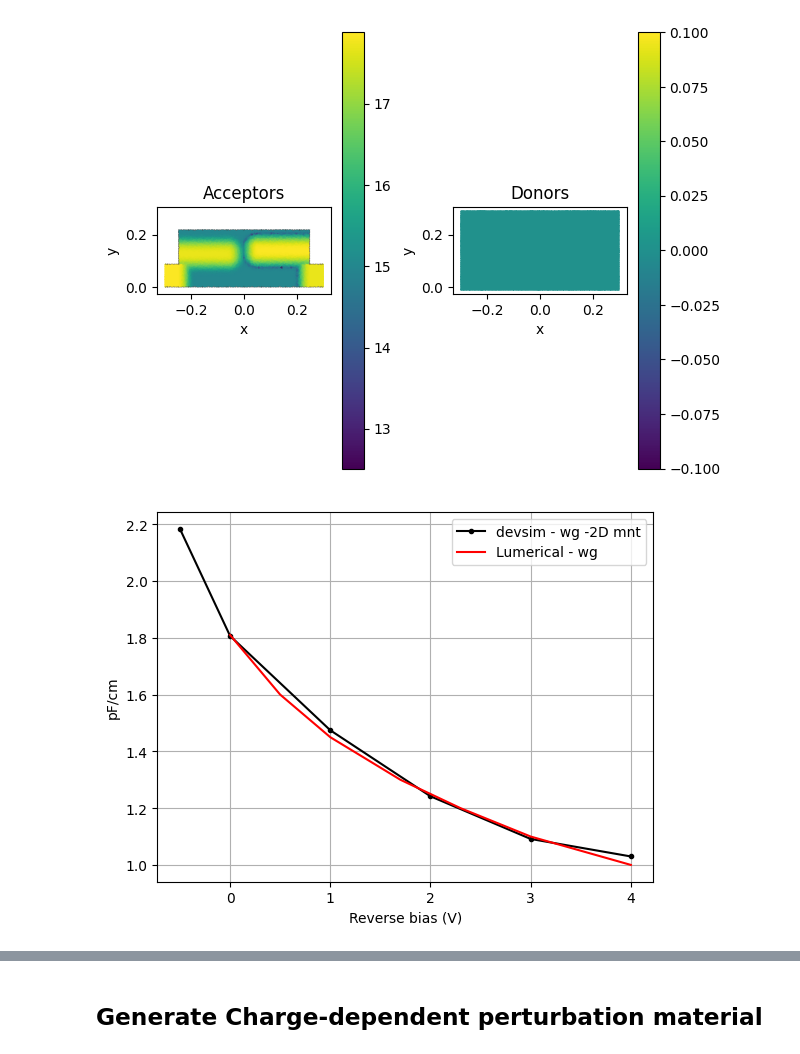
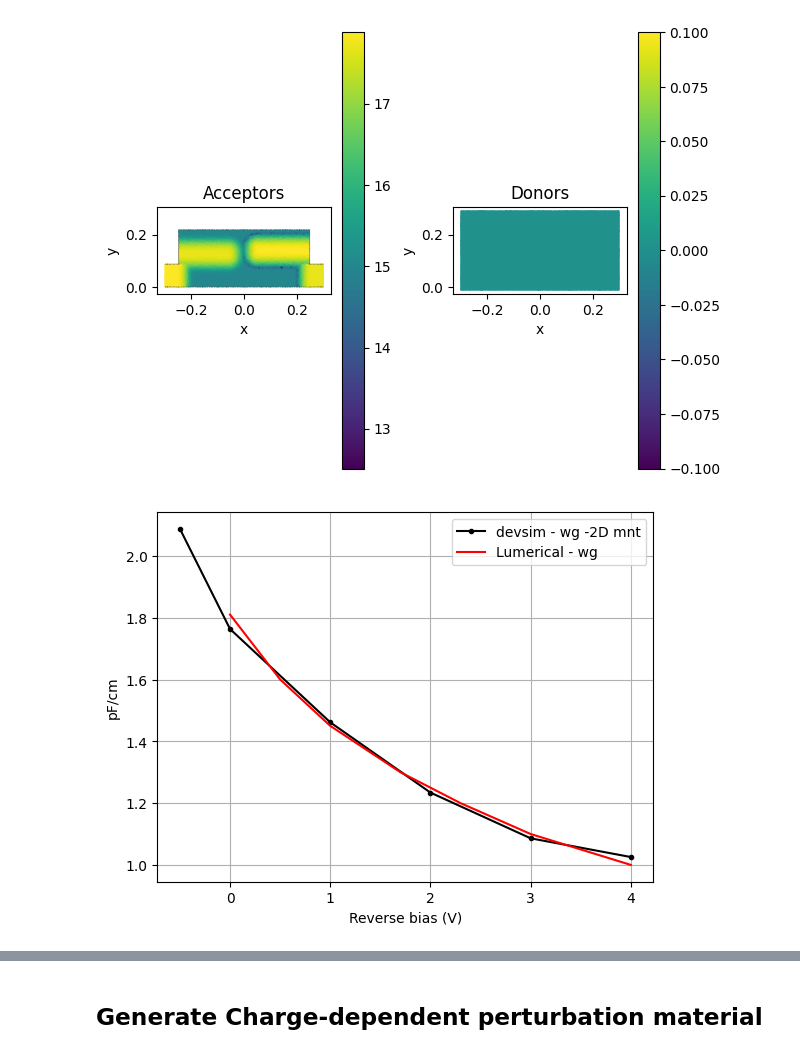
Before and after one commit to marc-flex/charge_notebooks, a Jupyter notebook: Hochberg_with_neff.ipynb, the cells around one changed output, grey strips where cells are left out. Saved outputs shown, nothing was run; the diff lists cells and outputs as text; code cells hidden in the pictures.

```diff
--- a/Hochberg_with_neff.ipynb
+++ b/Hochberg_with_neff.ipynb
@@ -193,8 +193,8 @@ charge_monitor_z0_big = td.ChargeSimulationMonitor(
 # %%
 # devsim setting
 from tidy3d import DevsimConvergenceSettings
-convergence_settings = DevsimConvergenceSettings(relTol=1e5, absTol=1e3, maxIters=400, dV=1)
-#convergence_settings = DevsimConvergenceSettings(relTol=1e15, absTol=1e8, maxIters=400, dV=0.3)
+convergence_settings = DevsimConvergenceSettings(relTol=1e5, absTol=2e4, maxIters=400, dV=1)
+convergence_settings = DevsimConvergenceSettings(relTol=1e5, absTol=5e4, maxIters=400, dV=1)
 # %%
 # mesh
 mesh = td.UniformUnstructuredGrid(dl=res, relative_min_dl=0)
@@ -319,29 +319,21 @@ plt.tight_layout()
 [figure]
 # %%
 # capacitance from monitor - waveguide area
-
-c_lumerical_wg_in_air = np.array([0.095, 0.155, 0.14, 0.12, 0.11, 0.1, 0.0925, 0.084])
-b_lumerical_wg_in_air = np.array([-0.4, 0,     0.4,  1.1,  1.65, 2.3, 3,     4])
-
 c_lumerical_wg_in_SiO2 = np.array([0.181, 0.16, 0.145, 0.13, 0.12, 0.11, 0.1])
 b_lumerical_wg_in_SiO2 = np.array([0,     0.5,   1,    1.7,  2.3,  3,     4])
 
-c_lumerical_wg_deg_in_Air = np.array([0.19, 0.1551, 0.1357, 0.12, 0.11, 0.1, 0.09, 0.085])
-b_lumerical_wg_deg_in_Air = np.array([-0.4, 0,     0.5,     1.15,  1.7,  2.4, 3.3,  4])
 
 mnt_v = np.array(devsim_data[charge_monitor_z0.name].capacitance_curve["cv_curve_e"].coords["Voltage (V)"].data)
 mnt_ce = np.array(devsim_data[charge_monitor_z0.name].capacitance_curve["cv_curve_e"].data)
 mnt_ch = np.array(devsim_data[charge_monitor_z0.name].capacitance_curve["cv_curve_h"].data)
 
 plt.plot(mnt_v, -0.5*(mnt_ce+mnt_ch) * 10, 'k.-', label="devsim - wg -2D mnt")
-#plt.plot(mnt_v, -0.5*(mnt_3D_ce+mnt_3D_ch) * 10/ z_size, 'b.-', label="devsim - wg -3D mnt")
-#plt.plot(b_lumerical_wg_in_air, c_lumerical_wg_in_air*10, 'r-', label="Lumerical - wg")
 plt.plot(b_lumerical_wg_in_SiO2, c_lumerical_wg_in_SiO2*10, 'r-', label="Lumerical - wg")
-#plt.plot(b_lumerical_wg_deg_in_Air, c_lumerical_wg_deg_in_Air*10, 'r-', label="Lumerical - wg")
+
 plt.xlabel("Reverse bias (V)")
 plt.ylabel("pF/cm")
 plt.legend()
 plt.grid()
 #devsim_data[charge_monitor_z0.name].capacitance_curve["cv_curve_e"].plot()
 # %% [output]
-[figure, old version]
+[figure, new version]
```
Also changed, not shown: parts of 12 cells of this notebook, 1 other file.
